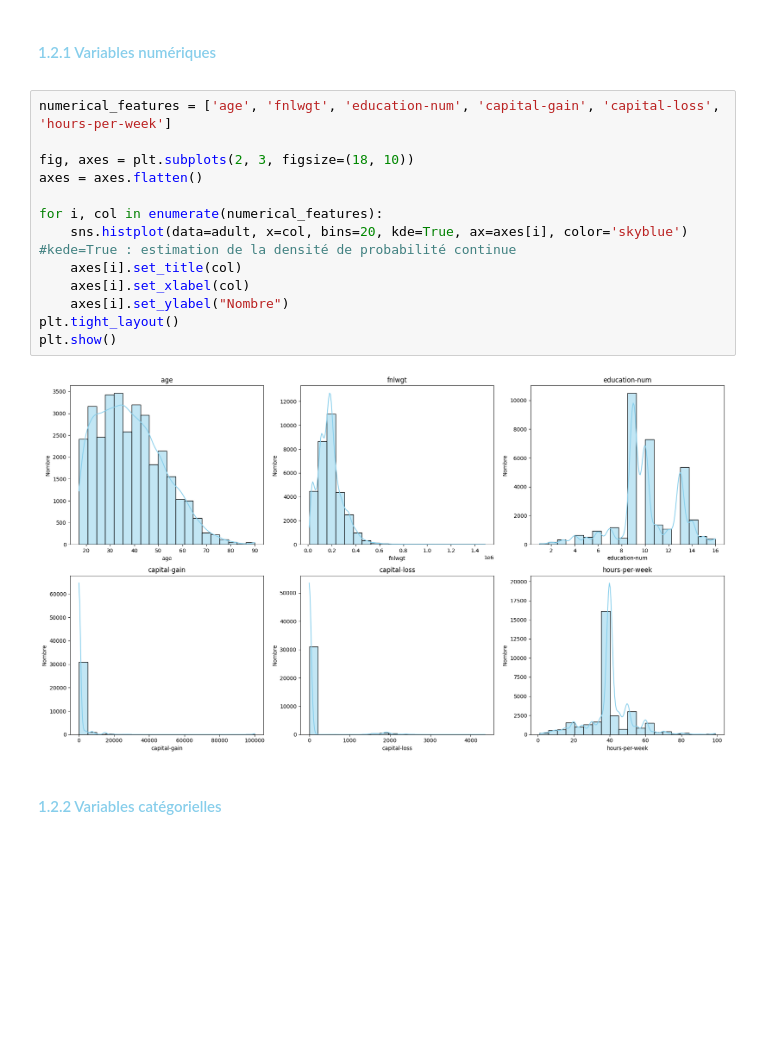
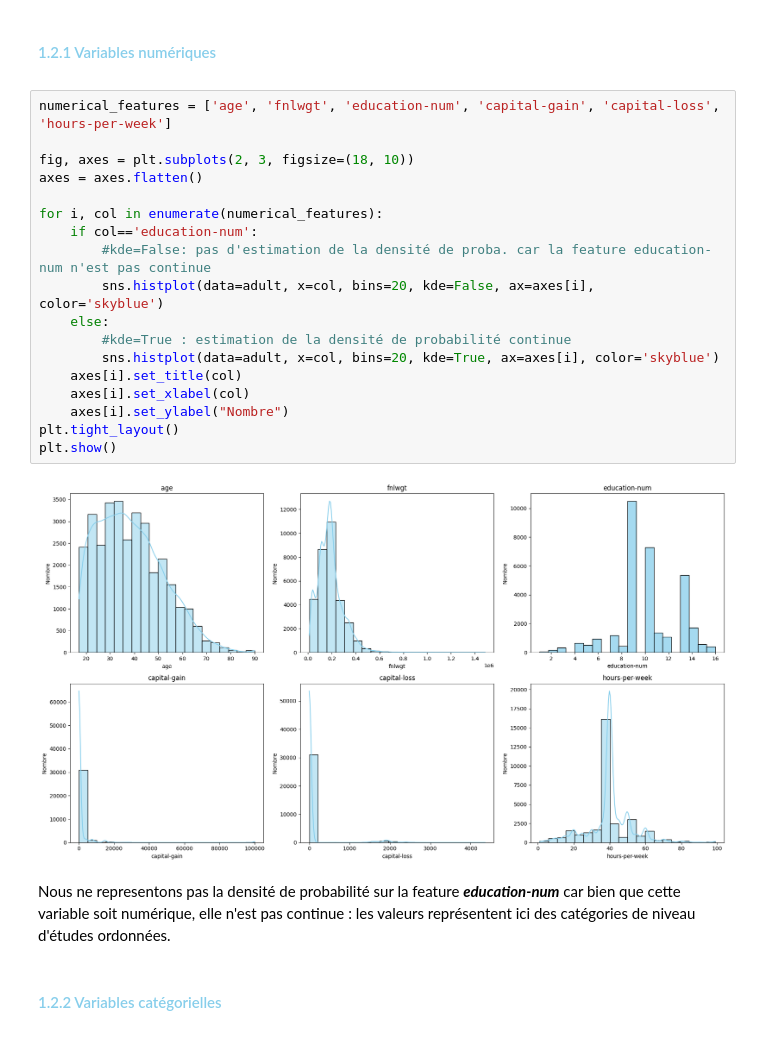
Before and after one commit to alextonon/BE_working_repo, a Jupyter notebook: FSD311_Machine_Learning/BE_ML_Groupe1.ipynb, the cells around one changed output. Cells and saved outputs as stored; diff of their text form; blank space fills up the shorter version.

```diff
--- a/FSD311_Machine_Learning/BE_ML_Groupe1.ipynb
+++ b/FSD311_Machine_Learning/BE_ML_Groupe1.ipynb
@@ -72,18 +79,25 @@ __Variable binaire cible__ :
 # %%
 numerical_features = ['age', 'fnlwgt', 'education-num', 'capital-gain', 'capital-loss', 'hours-per-week']
 
 fig, axes = plt.subplots(2, 3, figsize=(18, 10))
 axes = axes.flatten()
 
 for i, col in enumerate(numerical_features):
-    sns.histplot(data=adult, x=col, bins=20, kde=True, ax=axes[i], color='skyblue') #kede=True : estimation de la densité de probabilité continue
+    if col=='education-num':
+        #kde=False: pas d'estimation de la densité de proba. car la feature education-num n'est pas continue
+        sns.histplot(data=adult, x=col, bins=20, kde=False, ax=axes[i], color='skyblue')
+    else:
+        #kde=True : estimation de la densité de probabilité continue
+        sns.histplot(data=adult, x=col, bins=20, kde=True, ax=axes[i], color='skyblue')
     axes[i].set_title(col)
     axes[i].set_xlabel(col)
     axes[i].set_ylabel("Nombre")
 plt.tight_layout()
 plt.show()
 # %% [output]
-[figure, old version]
+[figure, new version]
+# %% [markdown]
+Nous ne representons pas la densité de probabilité sur la feature __*education-num*__ car bien que cette variable soit numérique, elle n'est pas continue : les valeurs représentent ici des catégories de niveau d'études ordonnées.
 # %% [markdown]
 <span style='color:skyblue'>
 
```
Also changed, not shown: parts of 6 cells of this notebook.
